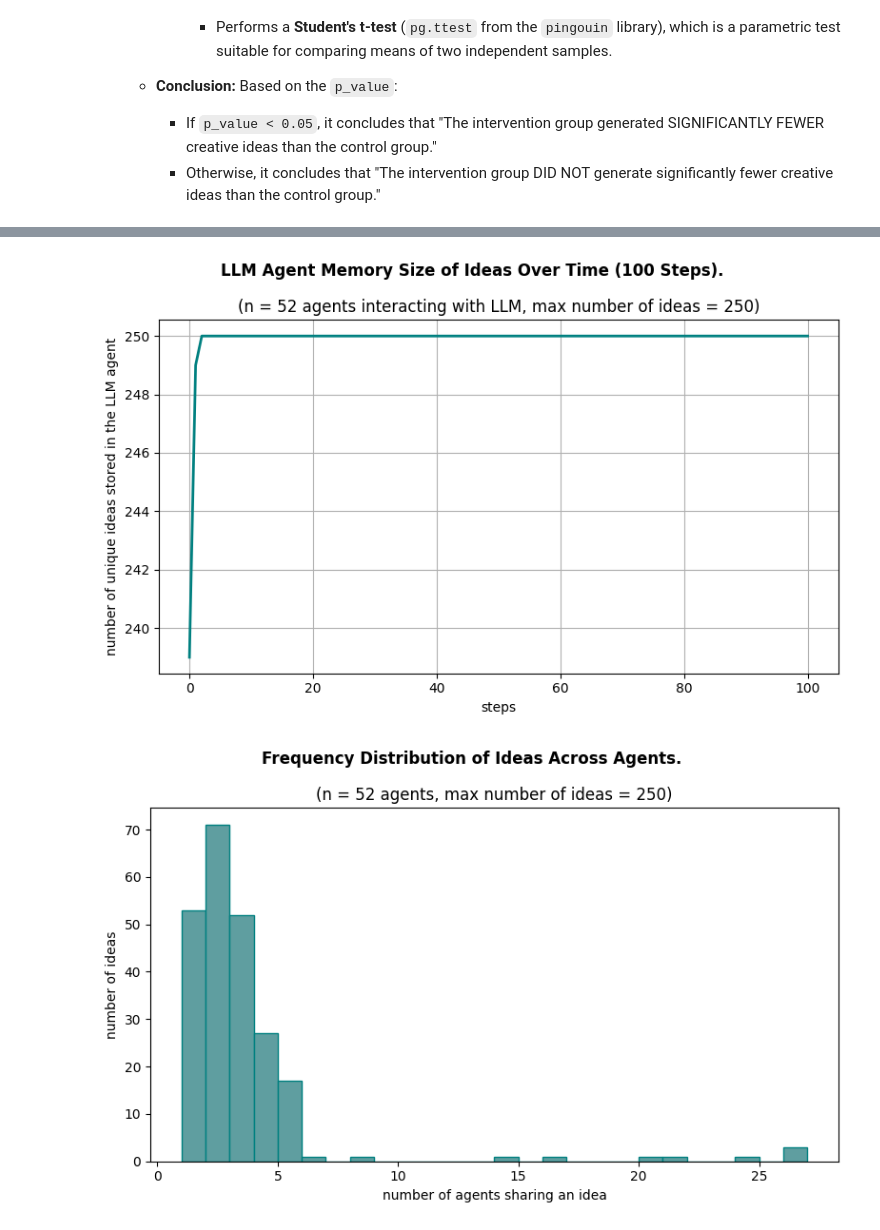
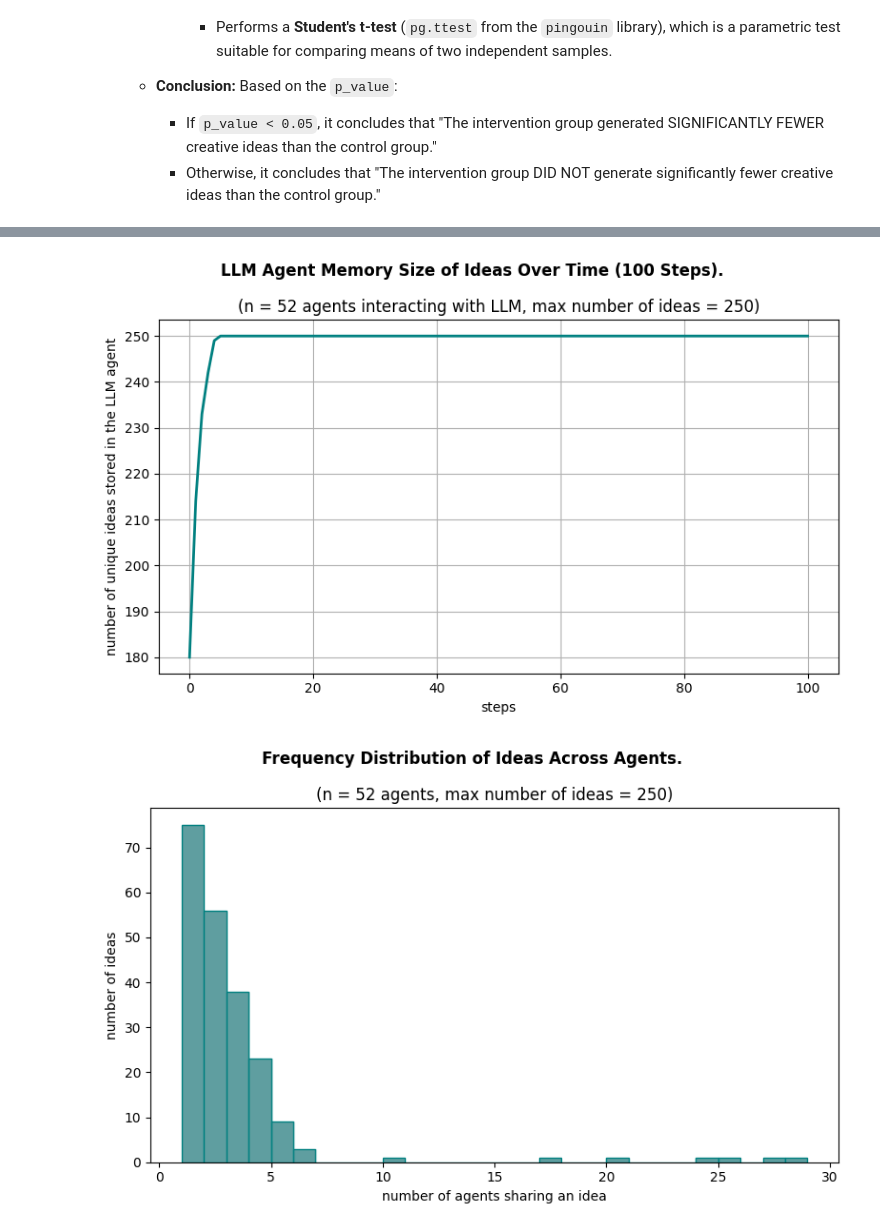
Before and after one commit to Miraah24/CMSS-final-assignment, a Jupyter notebook: simulation_no_convergence.ipynb, the cells around one changed output, grey strips where cells are left out. Cells and saved outputs as stored; diff of their text form; code cells hidden in the pictures.

Commit message:
Chnaged the list of ideas LLM gets, Added 2 fequency graphs, fixed some code errors

```diff
--- a/simulation_no_convergence.ipynb
+++ b/simulation_no_convergence.ipynb
@@ -277,6 +277,7 @@ class HomogenizationModel(mesa.Model):
         """
         Initial idea generation phase for all human agents (Step 0).
         """
+
         mean, sd = self.initial_ideas_per_actor
         min_ideas = self.min_ideas
         max_ideas = self.max_ideas
@@ -291,7 +292,14 @@ class HomogenizationModel(mesa.Model):
             self.all_ideas_generated_in_round.update(initial_ideas)
 
         # All ideas generated in Step 0 are fed into the AI
-        self.ai_agent.receive_ideas(self.all_ideas_generated_in_round)
+        #self.ai_agent.receive_ideas(self.all_ideas_generated_in_round)
+        intervention_ideas = {
+            idea
+            for agent in human_agents
+            if agent.group == "intervention"
+            for idea in agent.memory
+        }
+        self.ai_agent.receive_ideas(intervention_ideas)
         print(f"Total unique ideas after Step 0: {len(self.all_ideas_generated_in_round)}")
         print(f"AI memory size after Step 0: {len(self.ai_agent.eternal_memory)}")
 
@@ -361,7 +369,17 @@ class HomogenizationModel(mesa.Model):
             ideas = agent.create_ideas(num_ideas, self.idea_pool)
             ideas_this_round.update(ideas)
 
-        self.ai_agent.receive_ideas(ideas_this_round)
+        #self.ai_agent.receive_ideas(ideas_this_round)
+        intervention_ideas_this_round = {
+            idea
+            for agent in human_agents
+            if agent.group == "intervention"
+            for idea in agent.create_ideas(
+                max(min(max_ideas, round(random.gauss(mean, sd))), min_ideas),
+                self.idea_pool
+            )
+        }
+        self.ai_agent.receive_ideas(intervention_ideas_this_round)
         self.all_ideas_generated_in_round = ideas_this_round
 
         self.datacollector.collect(self)
@@ -372,8 +390,8 @@ class HomogenizationModel(mesa.Model):
         unique_idea_count = self.count_unique_ideas()
         print(f"Intervention Homogenization (%): {group_homogenization['InterventionHomogenization']:.2f}")
         print(f"Control Homogenization (%): {group_homogenization['ControlHomogenization']:.2f}")
-        print(f"Intervention Group Unique Ideas: {unique_idea_count["InterventionUniqueIdeas"]}")
-        print(f"Control Group Unique Ideas: {unique_idea_count["ControlUniqueIdeas"]}")
+        print(f"Intervention Group Unique Ideas: {unique_idea_count['InterventionUniqueIdeas']}")
+        print(f"Control Group Unique Ideas: {unique_idea_count['ControlUniqueIdeas']}")
         print("- - - - -")
 
 
@@ -592,22 +610,28 @@ plt.grid(True)
 plt.tight_layout()
 plt.show()
 # %% [output]
-[figure, old version]
+[figure, new version]
 # %%
 final_ideas = []
+agents = [a for a in model.all_model_agents if isinstance(a, HumanAgent)]
+# all control group agents
+control_agents = [a for a in agents if a.group == "control"]
+#all intervention group agents
+intervention_agents = [a for a in agents if a.group == "intervention"]
+
 for a in agents:
     final_ideas.extend(a.memory)
 idea_freq = Counter(final_ideas)
 
 # Histogram of how often each idea appears across agents
 plt.figure(figsize=(8, 5))
 plt.hist(idea_freq.values(), bins=range(1, max(idea_freq.values()) + 2), edgecolor='teal', color='cadetblue')
 #plt.title("Frequency Distribution of Ideas Across Agents", fontweight='bold')
 plt.suptitle(f"Frequency Distribution of Ideas Across Agents.", fontweight='bold')
 plt.title(f"(n = 52 agents, max number of ideas = 250)")
 plt.xlabel("number of agents sharing an idea")
 plt.ylabel("number of ideas")
 plt.tight_layout()
 plt.show()
 # %% [output]
-[figure, old version]
+[figure, new version]
```
Also changed, not shown: parts of 6 cells of this notebook.
